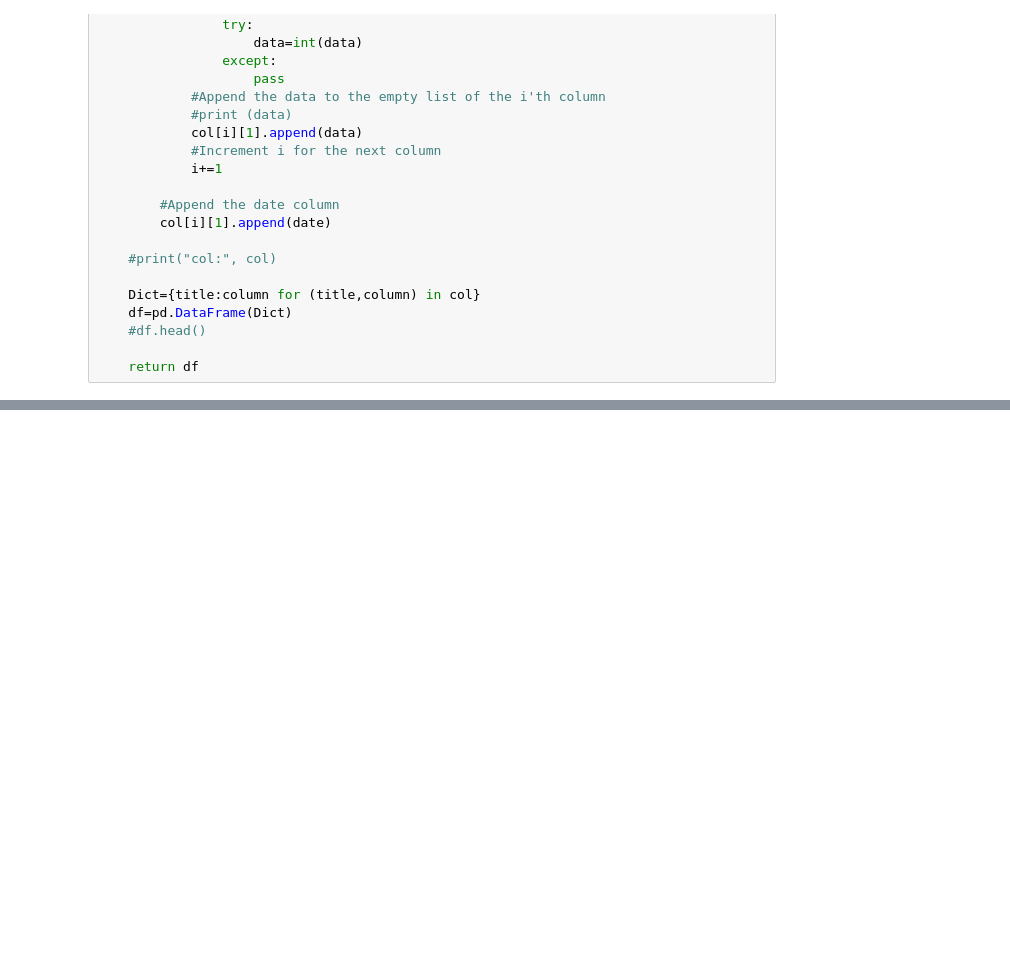
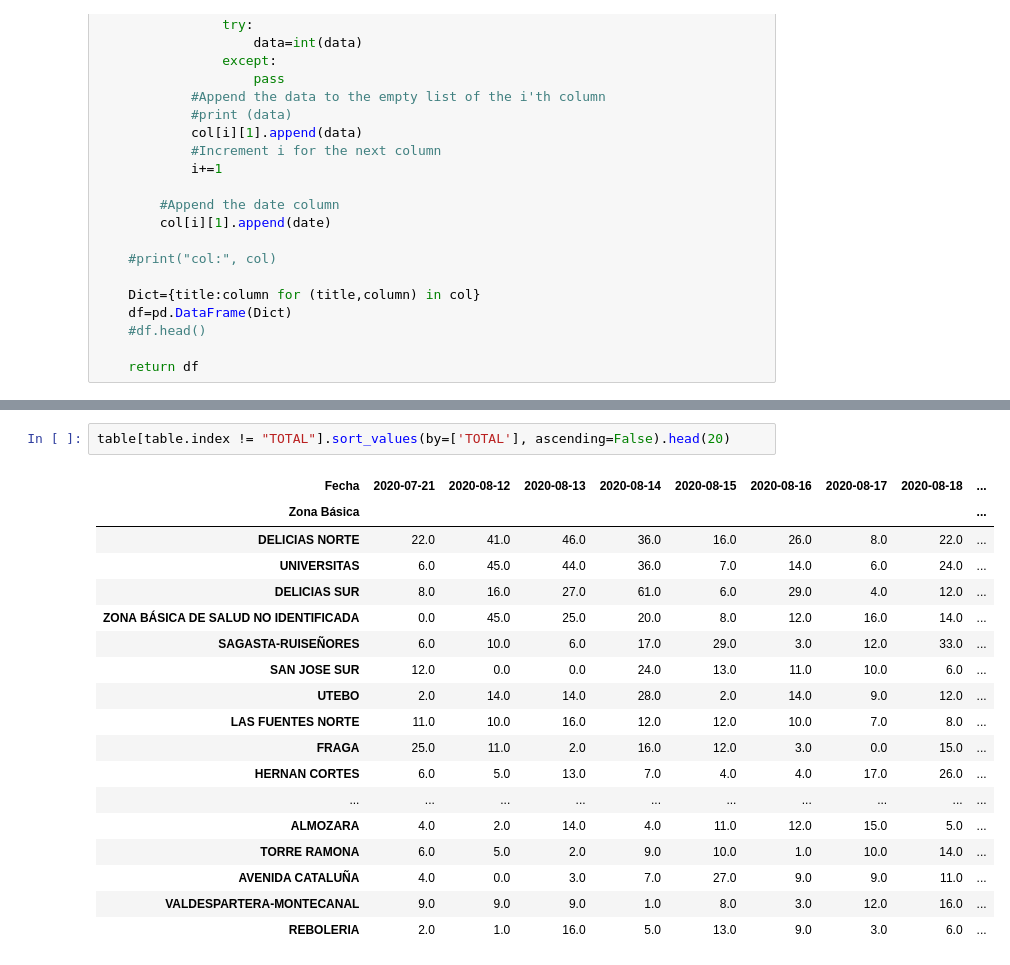
Before and after one commit to rafabanzo/scraping_coronavirus_aragon, a Jupyter notebook: Scraping Coronavirus Aragon by Health District.ipynb, the cells around one changed output, grey strips where cells are left out. Cells and saved outputs as stored; diff of their text form; blank space fills up the shorter version.

```diff
--- a/Scraping Coronavirus Aragon by Health District.ipynb
+++ b/Scraping Coronavirus Aragon by Health District.ipynb
@@ -236,0 +267,21 @@ table_no_total_t[table_no_total_t.index != "TOTAL"].plot(stacked=True).legend(lo
+# %%
+table[table.index != "TOTAL"].sort_values(by=['TOTAL'], ascending=False).head(20)
+# %% [output]
+| Fecha | 2020-07-21 | 2020-08-12 | 2020-08-13 | 2020-08-14 | 2020-08-15 | 2020-08-16 | 2020-08-17 | 2020-08-18 | ... |
+| Zona Básica |  |  |  |  |  |  |  |  | ... |
+| DELICIAS NORTE | 22.0 | 41.0 | 46.0 | 36.0 | 16.0 | 26.0 | 8.0 | 22.0 | ... |
+| UNIVERSITAS | 6.0 | 45.0 | 44.0 | 36.0 | 7.0 | 14.0 | 6.0 | 24.0 | ... |
+| DELICIAS SUR | 8.0 | 16.0 | 27.0 | 61.0 | 6.0 | 29.0 | 4.0 | 12.0 | ... |
+| ZONA BÁSICA DE SALUD NO IDENTIFICADA | 0.0 | 45.0 | 25.0 | 20.0 | 8.0 | 12.0 | 16.0 | 14.0 | ... |
+| SAGASTA-RUISEÑORES | 6.0 | 10.0 | 6.0 | 17.0 | 29.0 | 3.0 | 12.0 | 33.0 | ... |
+| SAN JOSE SUR | 12.0 | 0.0 | 0.0 | 24.0 | 13.0 | 11.0 | 10.0 | 6.0 | ... |
+| UTEBO | 2.0 | 14.0 | 14.0 | 28.0 | 2.0 | 14.0 | 9.0 | 12.0 | ... |
+| LAS FUENTES NORTE | 11.0 | 10.0 | 16.0 | 12.0 | 12.0 | 10.0 | 7.0 | 8.0 | ... |
+| FRAGA | 25.0 | 11.0 | 2.0 | 16.0 | 12.0 | 3.0 | 0.0 | 15.0 | ... |
+| HERNAN CORTES | 6.0 | 5.0 | 13.0 | 7.0 | 4.0 | 4.0 | 17.0 | 26.0 | ... |
+| ... | ... | ... | ... | ... | ... | ... | ... | ... | ... |
+| ALMOZARA | 4.0 | 2.0 | 14.0 | 4.0 | 11.0 | 12.0 | 15.0 | 5.0 | ... |
+| TORRE RAMONA | 6.0 | 5.0 | 2.0 | 9.0 | 10.0 | 1.0 | 10.0 | 14.0 | ... |
+| AVENIDA CATALUÑA | 4.0 | 0.0 | 3.0 | 7.0 | 27.0 | 9.0 | 9.0 | 11.0 | ... |
+| VALDESPARTERA-MONTECANAL | 9.0 | 9.0 | 9.0 | 1.0 | 8.0 | 3.0 | 12.0 | 16.0 | ... |
+| REBOLERIA | 2.0 | 1.0 | 16.0 | 5.0 | 13.0 | 9.0 | 3.0 | 6.0 | ... |
```
Also changed, not shown: parts of 8 cells of this notebook.
